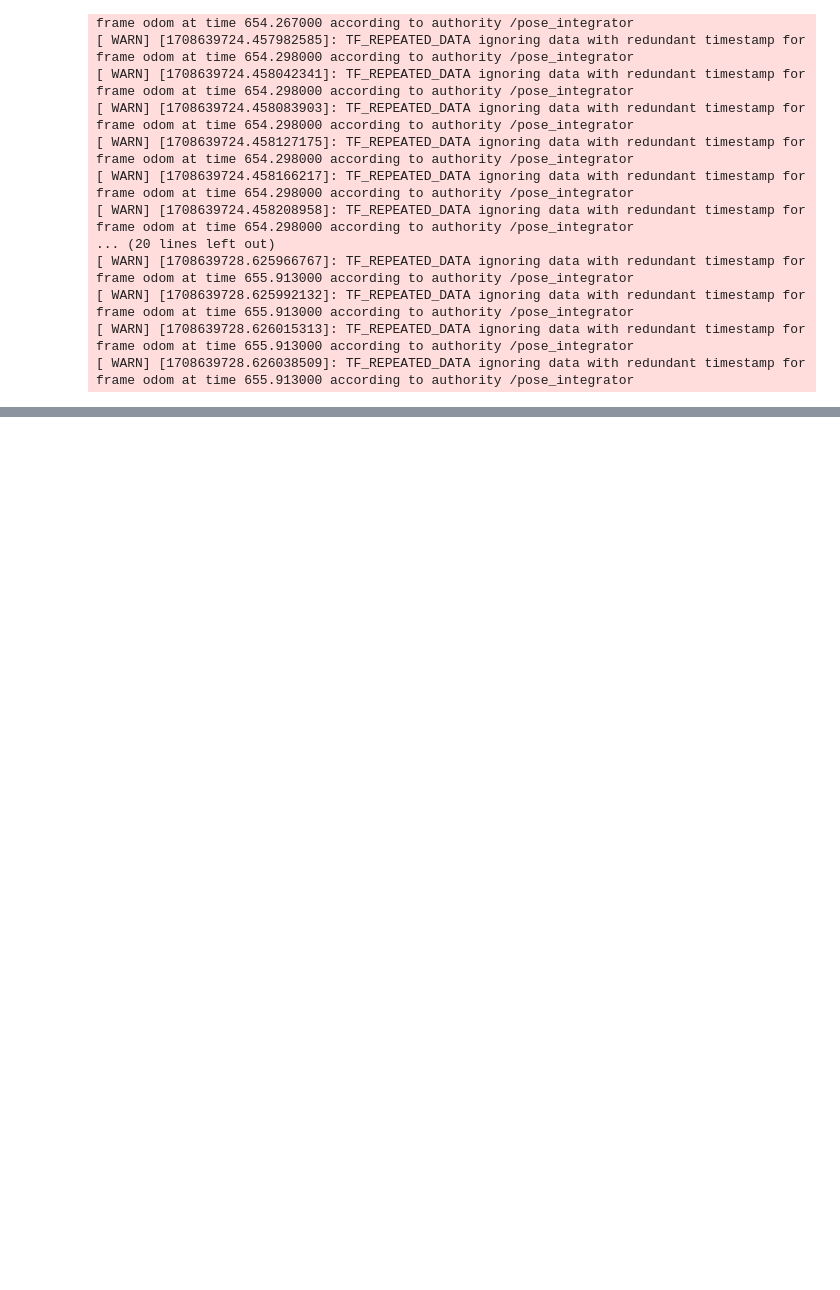
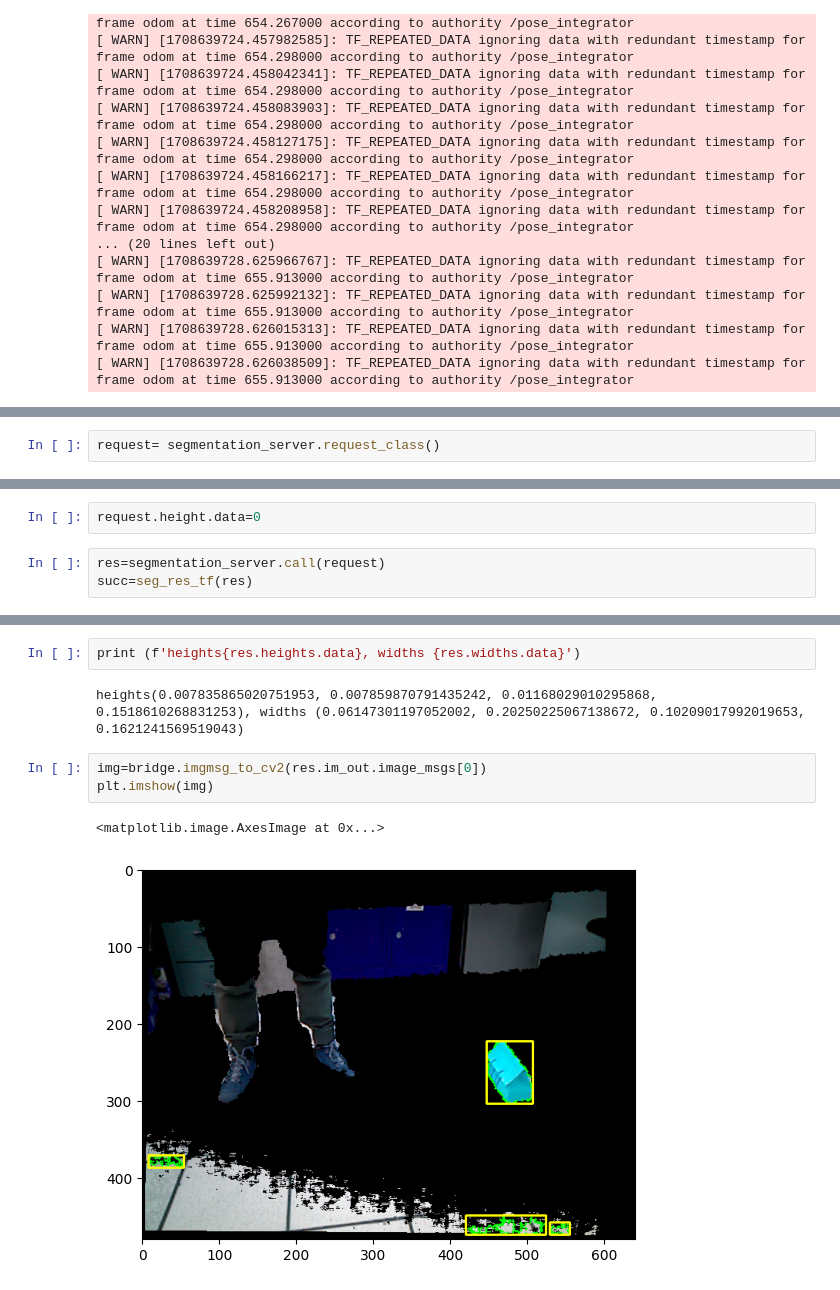
Before and after one commit to takeshi-pumas/catkin_extras, a Jupyter notebook: src/task/scripts/SMACH-ish-Grasp-yolo-adj.ipynb, the cells around one changed output, grey strips where cells are left out. Drawn from its saved outputs; the diff is of its cells as text; blank space fills up the shorter version.

```diff
--- a/src/task/scripts/SMACH-ish-Grasp-yolo-adj.ipynb
+++ b/src/task/scripts/SMACH-ish-Grasp-yolo-adj.ipynb
@@ -228,0 +231,2 @@ target:
+# %%
+request= segmentation_server.request_class()
@@ -228,0 +237,5 @@ target:
+# %%
+request.height.data=0
+# %%
+res=segmentation_server.call(request)
+succ=seg_res_tf(res)
@@ -228,0 +260,10 @@ target:
+# %%
+print (f'heights{res.heights.data}, widths {res.widths.data}')
+# %% [output]
+heights(0.007835865020751953, 0.007859870791435242, 0.01168029010295868, 0.1518610268831253), widths (0.06147301197052002, 0.20250225067138672, 0.10209017992019653, 0.1621241569519043)
+# %%
+img=bridge.imgmsg_to_cv2(res.im_out.image_msgs[0])
+plt.imshow(img)
+# %% [output]
+<matplotlib.image.AxesImage at 0x...>
+[figure, added]
```
Also changed, not shown: parts of 18 cells of this notebook, 2 other files.
